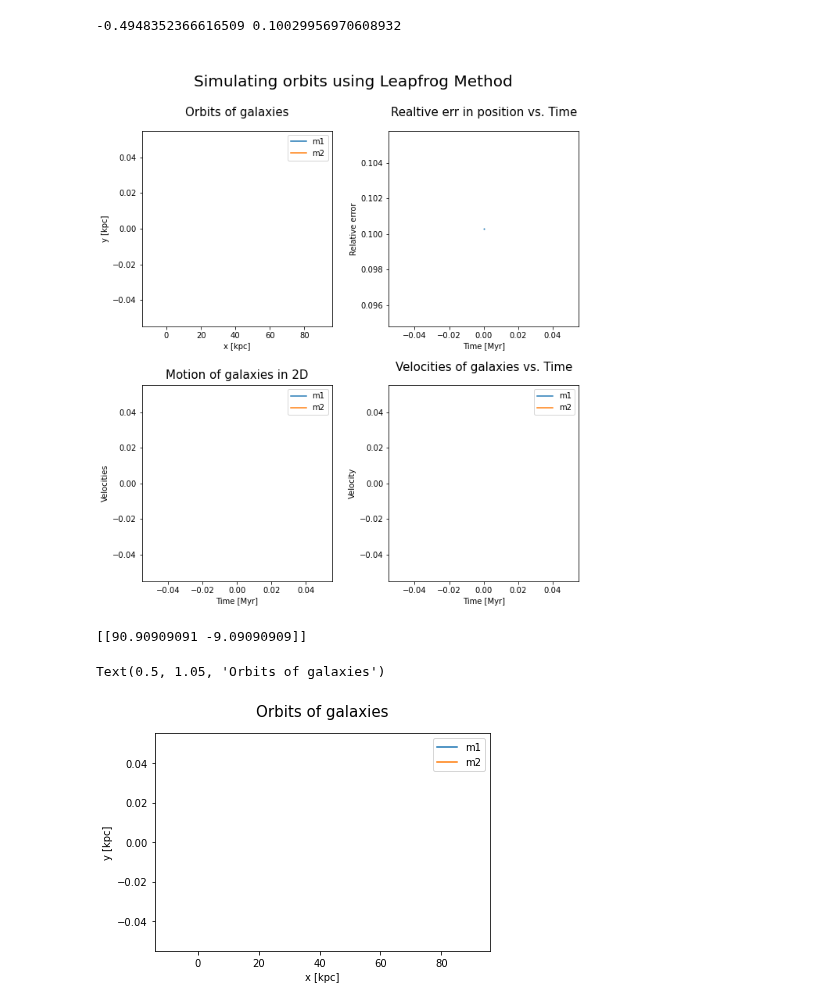
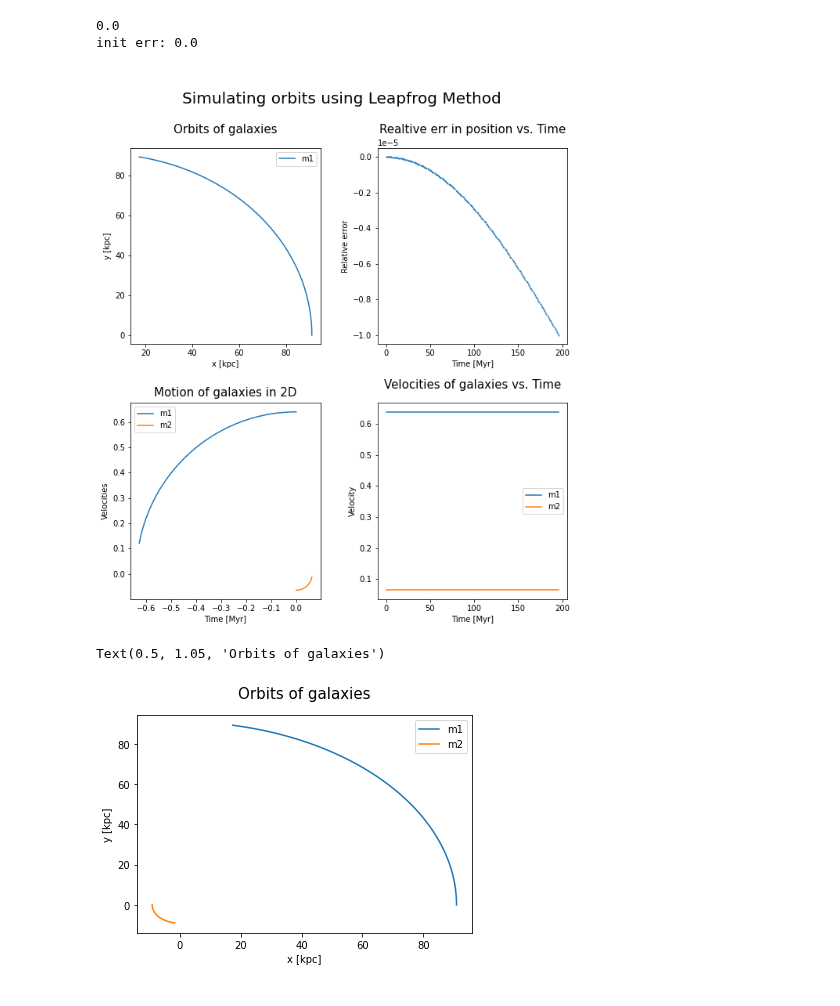
Before and after one commit to q-pratz-chem/Interacting_Galaxies, a Jupyter notebook: leap_frog.ipynb, the cells around one changed output. Drawn from its saved outputs; the diff is of its cells as text; code cells hidden in the pictures.

Commit message:
tried parabolic encounter

```diff
--- a/leap_frog.ipynb
+++ b/leap_frog.ipynb
@@ -155,29 +154,31 @@ m_rest = m1
 rmin = 25 #kpc
 
 a = 100 # (G*M*T**2/(4*np.pi**2))**(1/3)   # semi-major axis (kpc, Kepler's Law)
-ecc = 1 #1e-12 #0.05
+ecc = 0 #1e-12 #0.05
 if ecc >= 0 and ecc <1:
     p = a*(1 - ecc**2)   # semi-latus rectum (kpc)
+elif ecc == 1:
+    p = 2*rmin
 else:
-    p = 2*rmin
+    print("Unacceptable eccentricity value!")
 # runtime initial conditions
 t0, tmax = 0, 5000
 h = 1 # 1e-3
 
 # starting position of first galaxy from COM
-r0 = m2*a/M #p   #for circular orbit
+r0 = m2*a/M
 
 
-if ecc == 0:
+if ecc == 0: #circular orbit
     ref_val = r0
     err_tol = 1e-5
-elif ecc>0 and ecc<1:
+elif ecc>0 and ecc<1: #elliptical orbit
     E_ref = -G*m1*m2/(2*a)
     ref_val = E_ref
     err_tol = 1
-else:
+else: # parabolic orbit
     ref_val = -0.55
-    err_tol = 1e-1
+    err_tol = 1
 # starting velocity of the second galaxy
 v0 = np.sqrt(G*m2/a)*np.sqrt((m2*(1-ecc**2))/M)
 
@@ -187,48 +188,45 @@ v0 = np.sqrt(G*m2/a)*np.sqrt((m2*(1-ecc**2))/M)
 # leapfrog(t0, tmax, r0, v0, h, f, r_ref, err_tol, **kwargs)
 t, X, Y, v_, err =  leapfrog(t0, tmax, r0, v0, h, f, ref_val, err_tol)
 # %% [output]
--0.4948352366616509 0.10029956970608932
+0.0
+init err: 0.0
 # %%
 fig = plt.figure(figsize=(10,10))
 
 plt.subplot(221, aspect='auto')
 plt.plot(X[:,0], Y[:,0], label="m1")
-plt.plot(X[:,1], Y[:,1], label="m2")
+#plt.plot(X[:,1], Y[:,1], label="m2")
 plt.xlabel("x [kpc]"), plt.ylabel("y [kpc]")
 plt.legend()
 plt.title("Orbits of galaxies", fontsize='15', y=1.05)
 
 plt.subplot(222,aspect='auto')
 plt.scatter(t, err, s=1)
 #plt.ylim(err_tol*np.array([-1,1]))
 plt.xlabel("Time [Myr]"), plt.ylabel("Relative error")
 plt.title("Realtive err in position vs. Time" , fontsize='15', y=1.05)
 #print(f"cumulative error over {t[-1]} Myr: {sum(err):.6}.")
 
 plt.subplot(223,aspect='auto')
 plt.plot(v_[:,0], v_[:,1], label="m1")
 plt.plot(v_[:,2], v_[:,3], label="m2")
 plt.title("Motion of galaxies in 2D", fontsize='15', y=1.01)
 plt.legend()
 plt.xlabel("Time [Myr]"), plt.ylabel("Velocities")
 
 plt.subplot(224,aspect='auto')
 plt.plot(t, np.sqrt(v_[:,0]**2 + v_[:,1]**2), label="m1" )
 plt.plot(t, np.sqrt(v_[:,2]**2 + v_[:,3]**2), label="m2" )
 plt.title("Velocities of galaxies vs. Time", fontsize='15', y=1.05)
 plt.legend()
 plt.xlabel("Time [Myr]"), plt.ylabel("Velocity")
 
 
 fig.suptitle("\nSimulating orbits using Leapfrog Method\n", fontsize = '20')
 fig.subplots_adjust(hspace=0.3,wspace=0.3,top=0.85,bottom=0.05)
 plt.show()
 # %% [output]
-[figure, old version]
+[figure, new version]
-# %%
-print(X)
-# %% [output]
-[[90.90909091 -9.09090909]]
 # %%
 plt.plot(X[:,0], Y[:,0], label="m1")
 plt.plot(X[:,1], Y[:,1], label="m2")
@@ -237,4 +235,4 @@ plt.legend()
 plt.title("Orbits of galaxies", fontsize='15', y=1.05)
 # %% [output]
 Text(0.5, 1.05, 'Orbits of galaxies')
-[figure, old version]
+[figure, new version]
```
Also changed, not shown: parts of 1 cell of this notebook.
